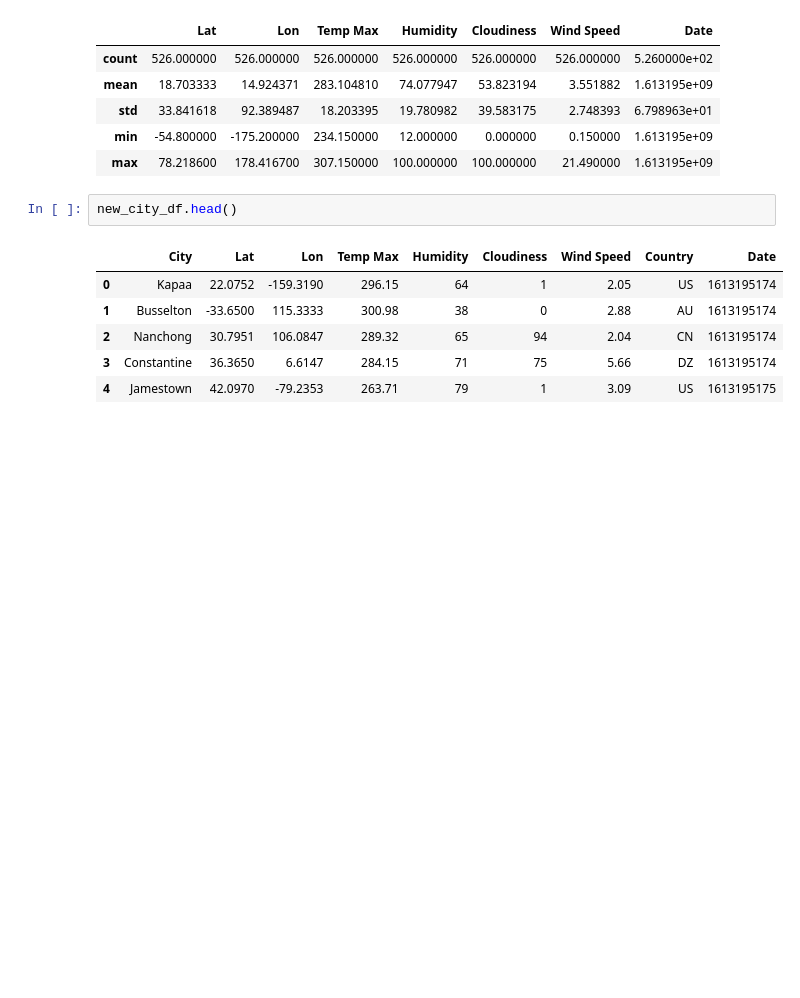
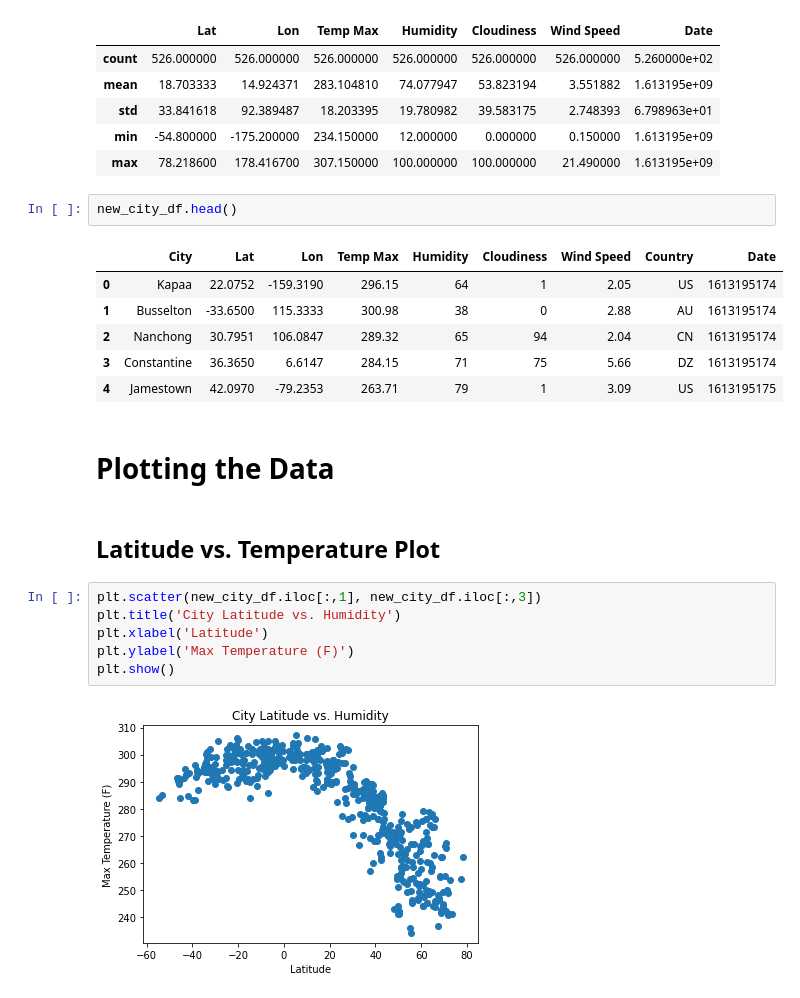
Before and after one commit to danieltp92/python-api-challenge, a Jupyter notebook: WeatherPy/WeatherPy.ipynb, the cells around one changed output. Cells and saved outputs as stored; diff of their text form; blank space fills up the shorter version.

Commit message:
upload plot section

```diff
--- a/WeatherPy/WeatherPy.ipynb
+++ b/WeatherPy/WeatherPy.ipynb
@@ -206,3 +206,15 @@ new_city_df.head()
 | 2 | Nanchong | 30.7951 | 106.0847 | 289.32 | 65 | 94 | 2.04 | CN | 1613195174 |
 | 3 | Constantine | 36.3650 | 6.6147 | 284.15 | 71 | 75 | 5.66 | DZ | 1613195174 |
 | 4 | Jamestown | 42.0970 | -79.2353 | 263.71 | 79 | 1 | 3.09 | US | 1613195175 |
+# %% [markdown]
+# Plotting the Data
+# %% [markdown]
+## Latitude vs. Temperature Plot
+# %%
+plt.scatter(new_city_df.iloc[:,1], new_city_df.iloc[:,3])
+plt.title('City Latitude vs. Humidity')
+plt.xlabel('Latitude')
+plt.ylabel('Max Temperature (F)')
+plt.show()
+# %% [output]
+[figure, added]
```
Also changed, not shown: parts of 6 cells of this notebook.
